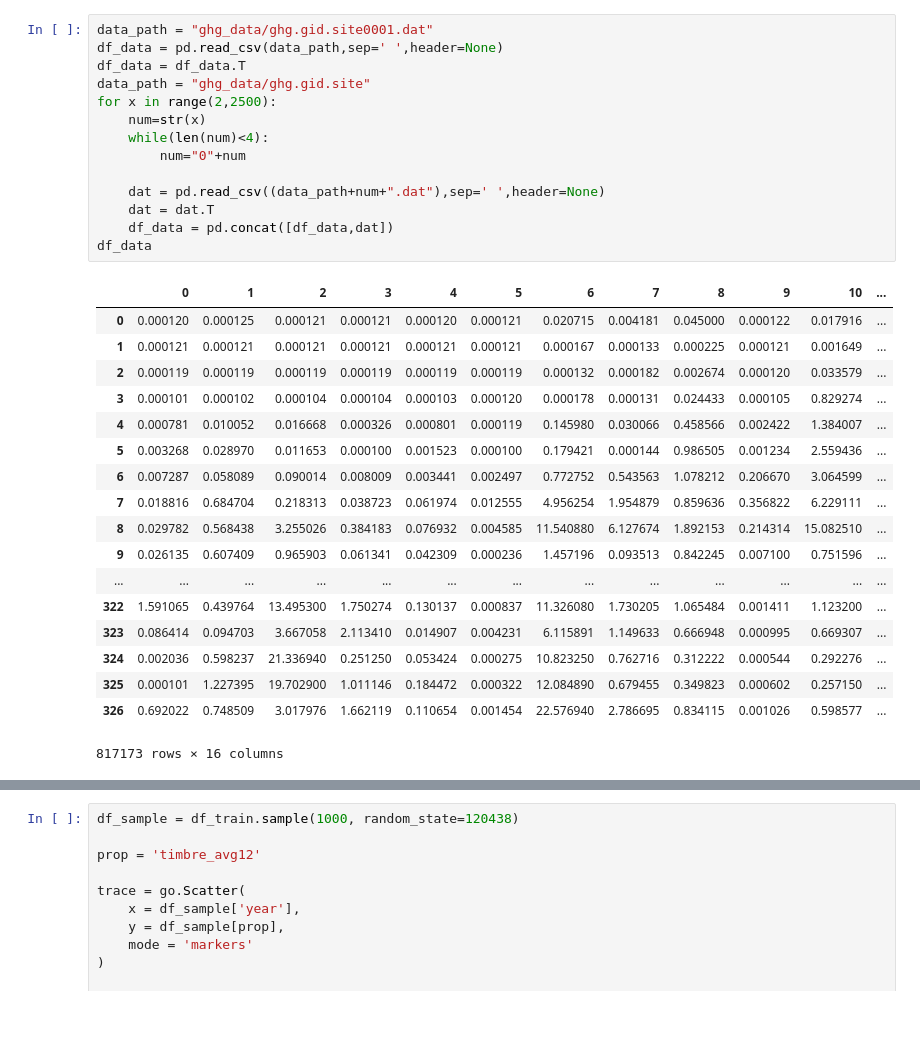
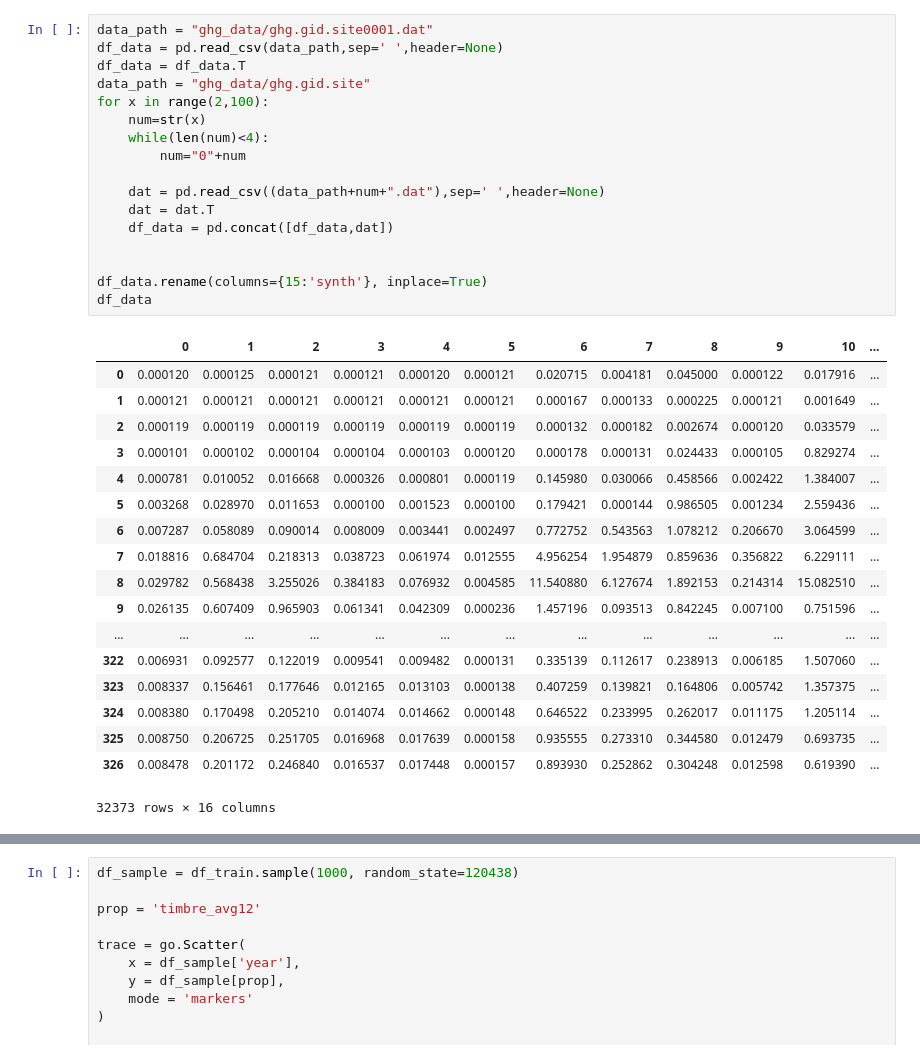
Before and after one commit to freecraver/ML-fun, a Jupyter notebook: greenhouse/greenhouse.ipynb, the cells around one changed output, grey strips where cells are left out. Drawn from its saved outputs; the diff is of its cells as text; blank space fills up the shorter version.

```diff
--- a/greenhouse/greenhouse.ipynb
+++ b/greenhouse/greenhouse.ipynb
@@ -29,33 +44,36 @@ init_notebook_mode(connected=True)
 # %%
 data_path = "ghg_data/ghg.gid.site0001.dat"
 df_data = pd.read_csv(data_path,sep=' ',header=None)
 df_data = df_data.T
 data_path = "ghg_data/ghg.gid.site"
-for x in range(2,2500):
+for x in range(2,100):
     num=str(x)
     while(len(num)<4):
         num="0"+num
 
     dat = pd.read_csv((data_path+num+".dat"),sep=' ',header=None)
     dat = dat.T
     df_data = pd.concat([df_data,dat])
+
+
+df_data.rename(columns={15:'synth'}, inplace=True)
 df_data
 # %% [output]
 |  | 0 | 1 | 2 | 3 | 4 | 5 | 6 | 7 | 8 | 9 | 10 | ... |
 | 0 | 0.000120 | 0.000125 | 0.000121 | 0.000121 | 0.000120 | 0.000121 | 0.020715 | 0.004181 | 0.045000 | 0.000122 | 0.017916 | ... |
 | 1 | 0.000121 | 0.000121 | 0.000121 | 0.000121 | 0.000121 | 0.000121 | 0.000167 | 0.000133 | 0.000225 | 0.000121 | 0.001649 | ... |
 | 2 | 0.000119 | 0.000119 | 0.000119 | 0.000119 | 0.000119 | 0.000119 | 0.000132 | 0.000182 | 0.002674 | 0.000120 | 0.033579 | ... |
 | 3 | 0.000101 | 0.000102 | 0.000104 | 0.000104 | 0.000103 | 0.000120 | 0.000178 | 0.000131 | 0.024433 | 0.000105 | 0.829274 | ... |
 | 4 | 0.000781 | 0.010052 | 0.016668 | 0.000326 | 0.000801 | 0.000119 | 0.145980 | 0.030066 | 0.458566 | 0.002422 | 1.384007 | ... |
 | 5 | 0.003268 | 0.028970 | 0.011653 | 0.000100 | 0.001523 | 0.000100 | 0.179421 | 0.000144 | 0.986505 | 0.001234 | 2.559436 | ... |
 | 6 | 0.007287 | 0.058089 | 0.090014 | 0.008009 | 0.003441 | 0.002497 | 0.772752 | 0.543563 | 1.078212 | 0.206670 | 3.064599 | ... |
 | 7 | 0.018816 | 0.684704 | 0.218313 | 0.038723 | 0.061974 | 0.012555 | 4.956254 | 1.954879 | 0.859636 | 0.356822 | 6.229111 | ... |
 | 8 | 0.029782 | 0.568438 | 3.255026 | 0.384183 | 0.076932 | 0.004585 | 11.540880 | 6.127674 | 1.892153 | 0.214314 | 15.082510 | ... |
 | 9 | 0.026135 | 0.607409 | 0.965903 | 0.061341 | 0.042309 | 0.000236 | 1.457196 | 0.093513 | 0.842245 | 0.007100 | 0.751596 | ... |
 | ... | ... | ... | ... | ... | ... | ... | ... | ... | ... | ... | ... | ... |
-| 322 | 1.591065 | 0.439764 | 13.495300 | 1.750274 | 0.130137 | 0.000837 | 11.326080 | 1.730205 | 1.065484 | 0.001411 | 1.123200 | ... |
-| 323 | 0.086414 | 0.094703 | 3.667058 | 2.113410 | 0.014907 | 0.004231 | 6.115891 | 1.149633 | 0.666948 | 0.000995 | 0.669307 | ... |
-| 324 | 0.002036 | 0.598237 | 21.336940 | 0.251250 | 0.053424 | 0.000275 | 10.823250 | 0.762716 | 0.312222 | 0.000544 | 0.292276 | ... |
-| 325 | 0.000101 | 1.227395 | 19.702900 | 1.011146 | 0.184472 | 0.000322 | 12.084890 | 0.679455 | 0.349823 | 0.000602 | 0.257150 | ... |
-| 326 | 0.692022 | 0.748509 | 3.017976 | 1.662119 | 0.110654 | 0.001454 | 22.576940 | 2.786695 | 0.834115 | 0.001026 | 0.598577 | ... |
+| 322 | 0.006931 | 0.092577 | 0.122019 | 0.009541 | 0.009482 | 0.000131 | 0.335139 | 0.112617 | 0.238913 | 0.006185 | 1.507060 | ... |
+| 323 | 0.008337 | 0.156461 | 0.177646 | 0.012165 | 0.013103 | 0.000138 | 0.407259 | 0.139821 | 0.164806 | 0.005742 | 1.357375 | ... |
+| 324 | 0.008380 | 0.170498 | 0.205210 | 0.014074 | 0.014662 | 0.000148 | 0.646522 | 0.233995 | 0.262017 | 0.011175 | 1.205114 | ... |
+| 325 | 0.008750 | 0.206725 | 0.251705 | 0.016968 | 0.017639 | 0.000158 | 0.935555 | 0.273310 | 0.344580 | 0.012479 | 0.693735 | ... |
+| 326 | 0.008478 | 0.201172 | 0.246840 | 0.016537 | 0.017448 | 0.000157 | 0.893930 | 0.252862 | 0.304248 | 0.012598 | 0.619390 | ... |
-817173 rows × 16 columns
+32373 rows × 16 columns
```
Also changed, not shown: parts of 22 cells of this notebook, 10 other files.
